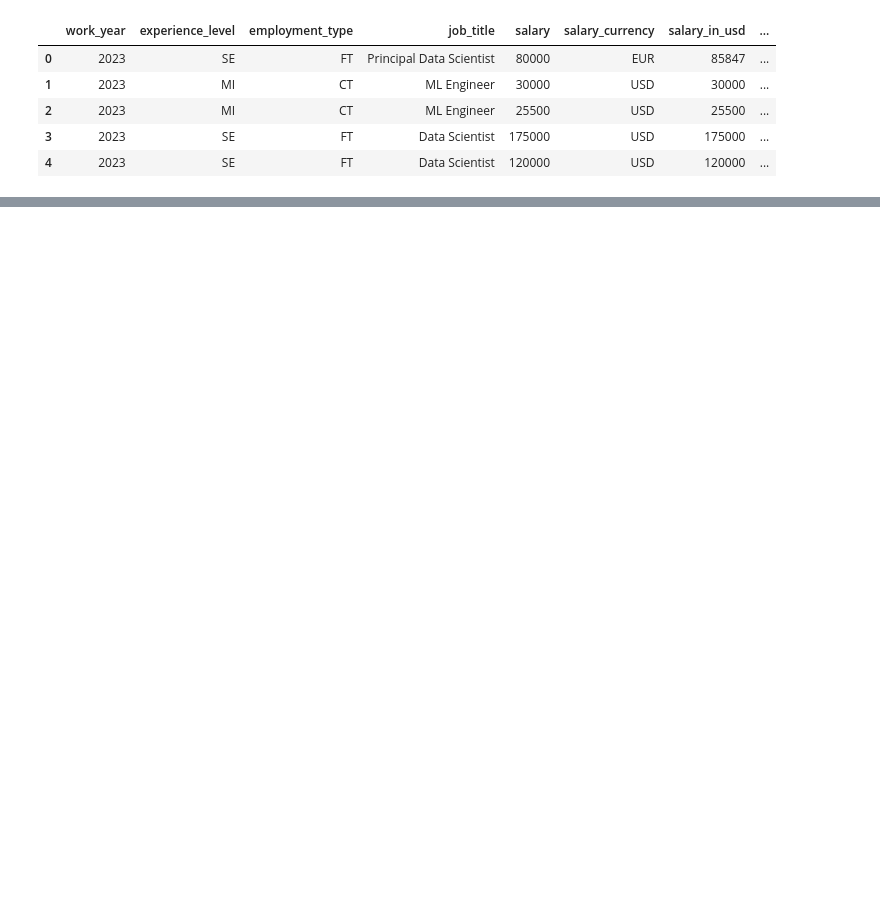
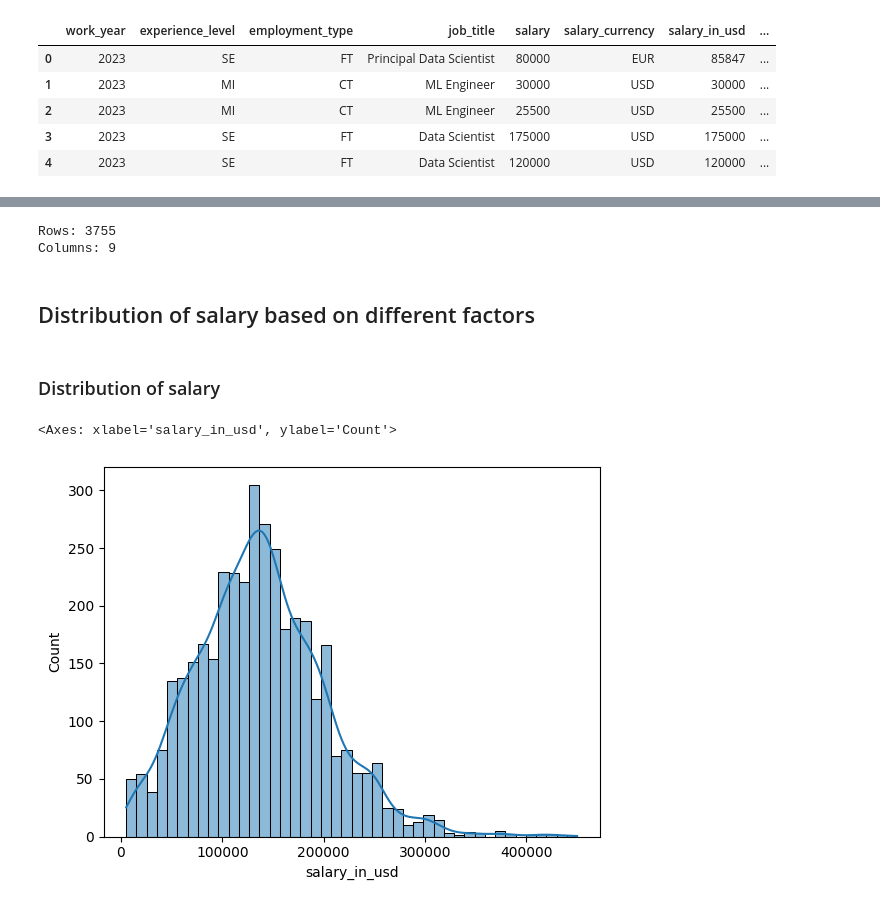
Before and after one commit to belalE/Data-Science-Salaries-Analysis, a Jupyter notebook: Data_Science_Salaries.ipynb, the cells around one changed output, grey strips where cells are left out. Saved outputs shown, nothing was run; the diff lists cells and outputs as text; code cells hidden in the pictures; blank space fills up the shorter version.

Commit message:
Exploratory Data Analysis

```diff
--- a/Data_Science_Salaries.ipynb
+++ b/Data_Science_Salaries.ipynb
@@ -6,6 +39,6 @@ import pandas as pd
 # %%
-df = pd.read_csv("/content/drive/MyDrive/Colab Notebooks/ds_salaries.csv")
-df.head()
+data = pd.read_csv("/content/drive/MyDrive/Colab Notebooks/ds_salaries.csv")
+data.head(5)
 # %% [output]
 |  | work_year | experience_level | employment_type | job_title | salary | salary_currency | salary_in_usd | ... |
 | 0 | 2023 | SE | FT | Principal Data Scientist | 80000 | EUR | 85847 | ... |
@@ -15,0 +63,2 @@ df.head()
+# %%
+data.drop(["salary","salary_currency"], axis=1, inplace=True)
@@ -15,0 +73,15 @@ df.head()
+# %%
+print("Rows:", data.shape[0])
+print("Columns:", data.shape[1])
+# %% [output]
+Rows: 3755
+Columns: 9
+# %% [markdown]
+## Distribution of salary based on different factors
+# %% [markdown]
+### Distribution of salary
+# %%
+sns.histplot(data['salary_in_usd'], kde=True)
+# %% [output]
+<Axes: xlabel='salary_in_usd', ylabel='Count'>
+[figure, added]
```
Also changed, not shown: parts of 35 cells of this notebook.
